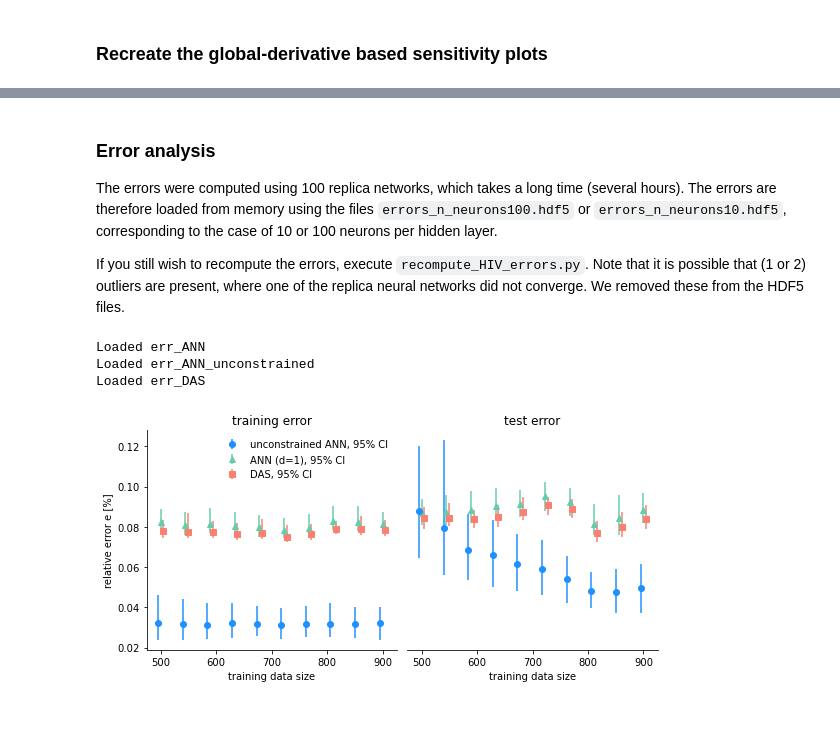
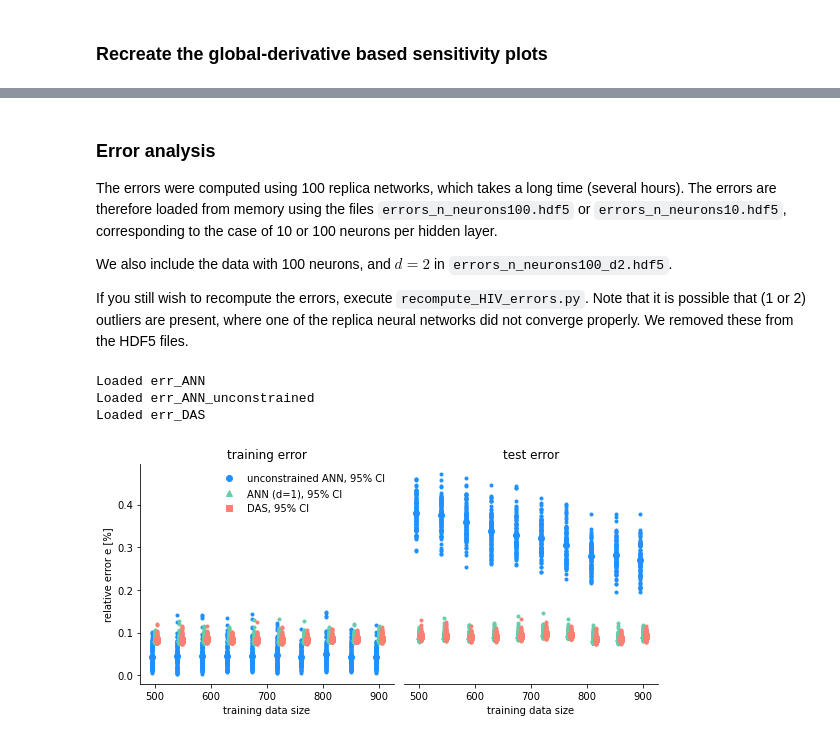
Before and after one commit to wedeling/deep_active_subspace_data, a Jupyter notebook: HIV/HIV.ipynb, the cells around one changed output, grey strips where cells are left out. Cells and saved outputs as stored; diff of their text form; code cells hidden in the pictures.

```diff
--- a/HIV/HIV.ipynb
+++ b/HIV/HIV.ipynb
@@ -64,7 +66,7 @@ params = data['inputs']
 samples = data['outputs']
 
 # time index at which to construct an active subspace
-I = 5
+I = -1
 samples = samples[:, I].reshape([-1, 1])
 derivatives = derivatives[:, I, :]
 # scale the derivatives for consistency with the standardized ANN and DAS results
@@ -496,7 +541,9 @@ Parameters ordered according to the reference activity score
 
 The errors were computed using 100 replica networks, which takes a long time (several hours). The errors are therefore loaded from memory using the files `errors_n_neurons100.hdf5` or  `errors_n_neurons10.hdf5`, corresponding to the case of 10 or 100 neurons per hidden layer.
 
-If you still wish to recompute the errors, execute `recompute_HIV_errors.py`. Note that it is possible that (1 or 2) outliers are present, where one of the replica neural networks did not converge. We removed these from the HDF5 files.
+We also include the data with 100 neurons, and $d=2$ in `errors_n_neurons100_d2.hdf5`.
+
+If you still wish to recompute the errors, execute `recompute_HIV_errors.py`. Note that it is possible that (1 or 2) outliers are present, where one of the replica neural networks did not converge properly. We removed these from the HDF5 files.
 # %%
 def get_error_CI(err):
     mean_err = np.mean(err, axis=0)
@@ -510,7 +557,13 @@ n_test_fracs = 10
 
 test_fracs = np.linspace(0.5, 0.1, n_test_fracs)
 
-file = 'errors_n_neurons10.hdf5'
+# 10 neurons, d=1
+#file = 'errors_n_neurons10.hdf5'
+# 100 neurons, d=1
+file = 'errors_n_neurons100.hdf5'
+# 100 neurons, d=2
+#file = 'errors_n_neurons100_d2.hdf5'
+
 errors = campaign.load_hdf5_data(file_path=file)
 err_ANN_unconstrained = errors['err_ANN_unconstrained']
 err_ANN = errors['err_ANN']
@@ -531,42 +584,67 @@ mean_ANN_err_training, err_ANN_training = get_error_CI(err_ANN[:,:,0])
 mean_DAS_err_training, err_DAS_training = get_error_CI(err_DAS[:,:,0])
 mean_ANN_unconstrained_training, err_ANN_unconstrained_training = get_error_CI(err_ANN_unconstrained[:,:,0])
 
 mean_ANN_err_test, err_ANN_test = get_error_CI(err_ANN[:,:,1])
 mean_DAS_err_test, err_DAS_test = get_error_CI(err_DAS[:,:,1])
 mean_ANN_unconstrained_test, err_ANN_unconstrained_test = get_error_CI(err_ANN_unconstrained[:,:,1])
 
 # plot results
 import seaborn as sns
 fig = plt.figure(figsize=[8, 4])
 ax = fig.add_subplot(121)
 ax.set_xlabel('training data size')
 ax.set_ylabel('relative error e [%]')
 ax.set_title('training error')
 sns.despine(top=True)
 offset=5
-ax.errorbar(data_size-offset, mean_ANN_unconstrained_training,
-            yerr=err_ANN_unconstrained_training, fmt='o',
-                        color='dodgerblue', label='unconstrained ANN, 95% CI')
-ax.errorbar(data_size, mean_ANN_err_training, yerr=err_ANN_training, fmt='^',
-color='mediumaquamarine', label='ANN (d=1), 95% CI')
-ax.errorbar(data_size+offset, mean_DAS_err_training, yerr=err_DAS_training, fmt='s',
-            color='salmon', label='DAS, 95% CI')
+
+# make the CI plots
+#ax.errorbar(data_size-offset, mean_ANN_unconstrained_training,
+#            yerr=err_ANN_unconstrained_training, fmt='o', color='dodgerblue', label='unconstrained ANN, 95% CI')
+#ax.errorbar(data_size, mean_ANN_err_training, yerr=err_ANN_training, fmt='^',
+#            color='mediumaquamarine', label='ANN (d=1), 95% CI')
+#ax.errorbar(data_size+offset, mean_DAS_err_training, yerr=err_DAS_training, fmt='s',
+#            color='salmon', label='DAS, 95% CI')
+
+# make the plot using all samples, not with confidence intervals
+ax.plot(data_size-offset, mean_ANN_unconstrained_training, 'o', color='dodgerblue',
+        label='unconstrained ANN, 95% CI')
+ax.plot(data_size-offset, err_ANN_unconstrained[:,:,0].T, '.', color='dodgerblue')
+
+ax.plot(data_size, mean_ANN_err_training, '^', color='mediumaquamarine',
+        label='ANN (d=1), 95% CI')
+ax.plot(data_size, err_ANN[:,:,0].T, '.', color='mediumaquamarine')
+
+ax.plot(data_size+offset, mean_DAS_err_training, 's', color='salmon', label='DAS, 95% CI')
+ax.plot(data_size+offset, err_DAS[:,:,0].T, '.', color='salmon')
 
 leg = ax.legend(loc=0, frameon=False)
 #
 ax2 = fig.add_subplot(122, sharey=ax)
 ax2.set_xlabel('training data size')
 ax2.set_title('test error')
-ax2.errorbar(data_size, mean_ANN_err_test, yerr=err_ANN_test, fmt='^', color='mediumaquamarine')
-ax2.errorbar(data_size+offset, mean_DAS_err_test, yerr=err_DAS_test, fmt='s', color='salmon')
-ax2.errorbar(data_size-offset, mean_ANN_unconstrained_test, yerr=err_ANN_unconstrained_test,
-             fmt='o', color='dodgerblue')
+
+# make the CI plots
+#ax2.errorbar(data_size, mean_ANN_err_test, yerr=err_ANN_test, fmt='^', color='mediumaquamarine')
+#ax2.errorbar(data_size+offset, mean_DAS_err_test, yerr=err_DAS_test, fmt='s', color='salmon')
+#ax2.errorbar(data_size-offset, mean_ANN_unconstrained_test, yerr=err_ANN_unconstrained_test,
+#             fmt='o', color='dodgerblue')
+
+# make the plot using all samples, not with confidence intervals
+ax2.plot(data_size, mean_ANN_err_test, '^', color='mediumaquamarine')
+ax2.plot(data_size, err_ANN[:,:,1].T, '.', color='mediumaquamarine')
+
+ax2.plot(data_size+offset, mean_DAS_err_test, 's', color='salmon')
+ax2.plot(data_size+offset, err_DAS[:,:,1].T, '.', color='salmon')
+
+ax2.plot(data_size-offset, mean_ANN_unconstrained_test, 'o', color='dodgerblue')
+ax2.plot(data_size-offset, err_ANN_unconstrained[:,:,1].T, '.', color='dodgerblue')
 
 sns.despine(left=True, ax=ax2)
 ax2.get_yaxis().set_visible(False)
 plt.tight_layout()
 # %% [output]
 Loaded err_ANN
 Loaded err_ANN_unconstrained
 Loaded err_DAS
-[figure, old version]
+[figure, new version]
```
Also changed, not shown: parts of 14 cells of this notebook, 4 other files.
